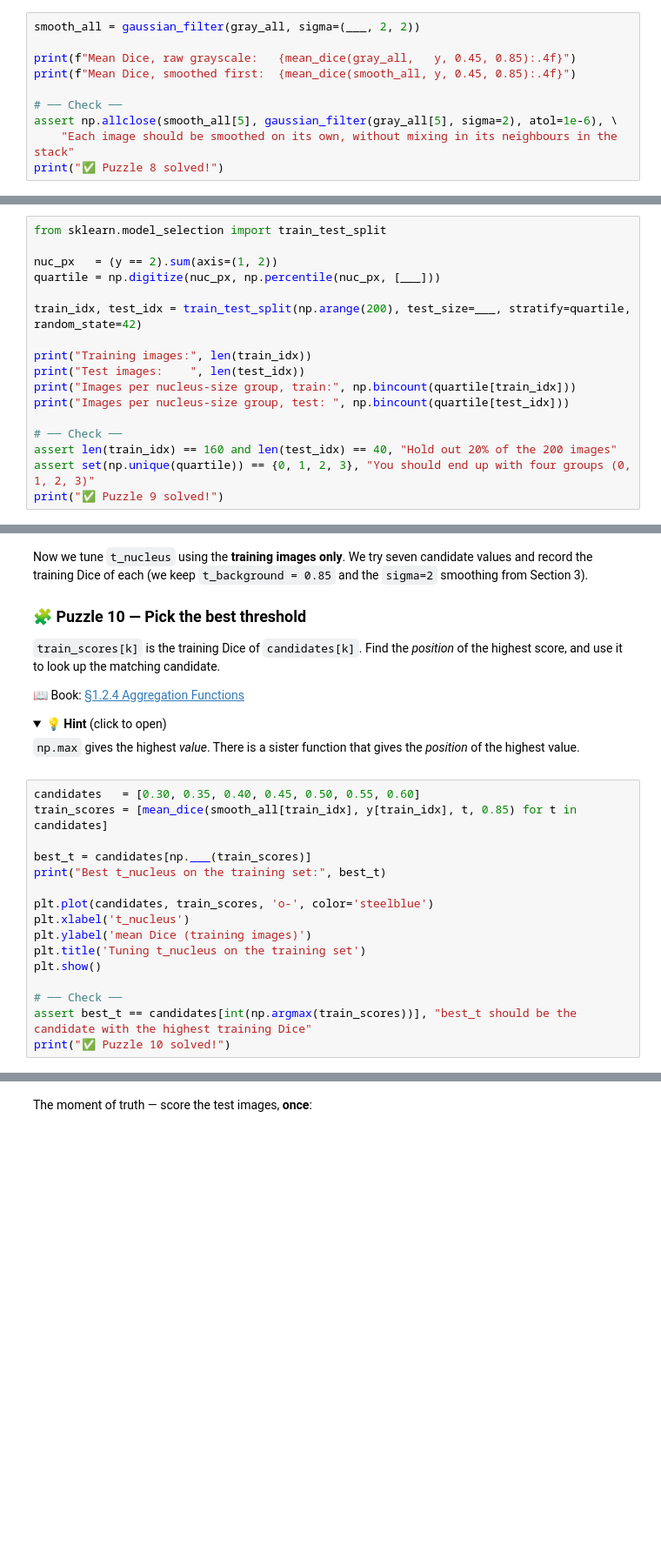
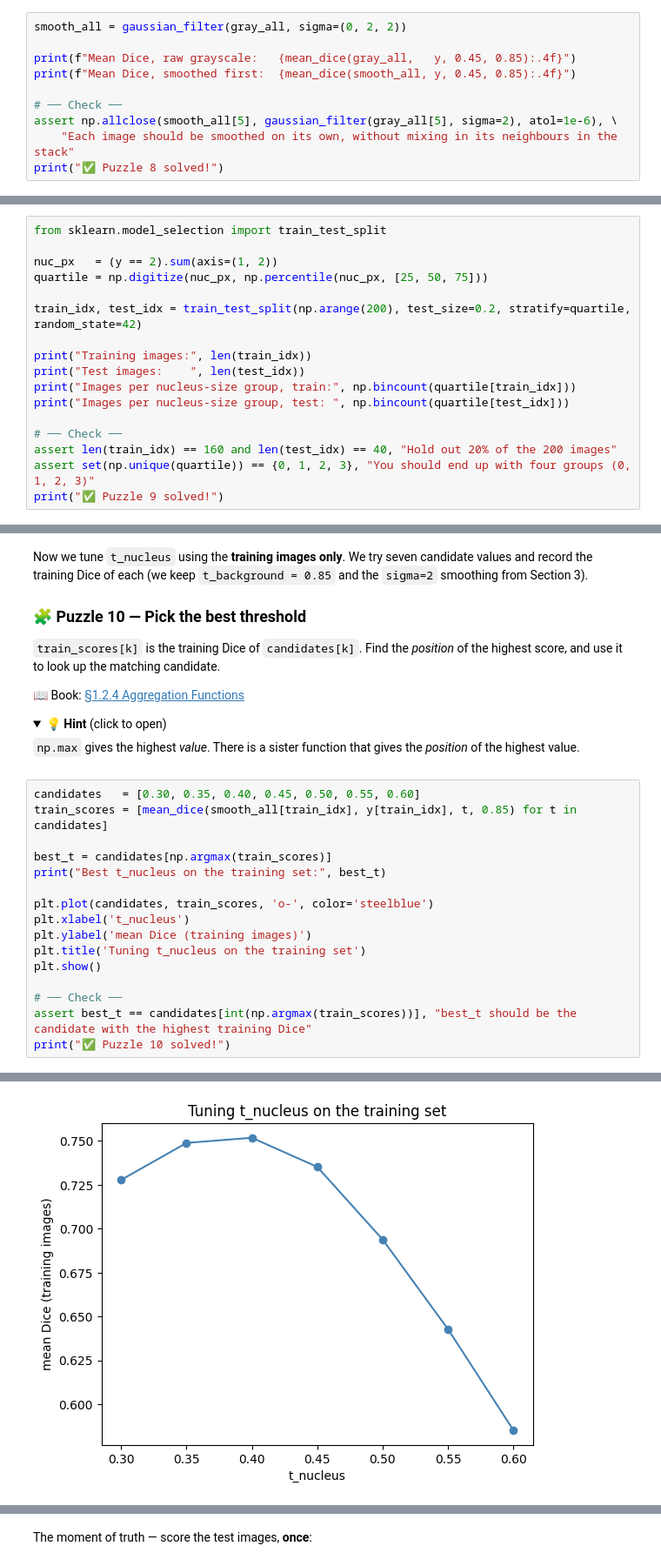
Before and after one commit to ParvaMoh/Bladder-Cancer-Sample-Images-, a Jupyter notebook: Labs/Lab2_thresholding_denoising_evaluation.ipynb, the cells around one changed output, grey strips where cells are left out. Shown at 87% size. Cells and saved outputs as stored; diff of their text form; folded sections open; blank space fills up the shorter version.

```diff
--- a/Labs/Lab2_thresholding_denoising_evaluation.ipynb
+++ b/Labs/Lab2_thresholding_denoising_evaluation.ipynb
@@ -542,7 +591,7 @@ A `sigma` of 0 along an axis means “no smoothing in that direction”.
 
 </details>
 # %%
-smooth_all = gaussian_filter(gray_all, sigma=(___, 2, 2))
+smooth_all = gaussian_filter(gray_all, sigma=(0, 2, 2))
 
 print(f"Mean Dice, raw grayscale:   {mean_dice(gray_all,   y, 0.45, 0.85):.4f}")
 print(f"Mean Dice, smoothed first:  {mean_dice(smooth_all, y, 0.45, 0.85):.4f}")
@@ -591,9 +644,9 @@ Quartile boundaries are the 25th, 50th and 75th percentiles.
 from sklearn.model_selection import train_test_split
 
 nuc_px   = (y == 2).sum(axis=(1, 2))
-quartile = np.digitize(nuc_px, np.percentile(nuc_px, [___]))
+quartile = np.digitize(nuc_px, np.percentile(nuc_px, [25, 50, 75]))
 
-train_idx, test_idx = train_test_split(np.arange(200), test_size=___, stratify=quartile, random_state=42)
+train_idx, test_idx = train_test_split(np.arange(200), test_size=0.2, stratify=quartile, random_state=42)
 
 print("Training images:", len(train_idx))
 print("Test images:    ", len(test_idx))
@@ -625,7 +684,7 @@ highest score, and use it to look up the matching candidate.
 candidates   = [0.30, 0.35, 0.40, 0.45, 0.50, 0.55, 0.60]
 train_scores = [mean_dice(smooth_all[train_idx], y[train_idx], t, 0.85) for t in candidates]
 
-best_t = candidates[np.___(train_scores)]
+best_t = candidates[np.argmax(train_scores)]
 print("Best t_nucleus on the training set:", best_t)
 
 plt.plot(candidates, train_scores, 'o-', color='steelblue')
@@ -637,3 +696,4 @@ plt.show()
 # ── Check ──
 assert best_t == candidates[int(np.argmax(train_scores))], "best_t should be the candidate with the highest training Dice"
 print("✅ Puzzle 10 solved!")
+# %% [output]
@@ -639,0 +701 @@ print("✅ Puzzle 10 solved!")
+[figure, added]
```
Also changed, not shown: parts of 18 cells of this notebook.
